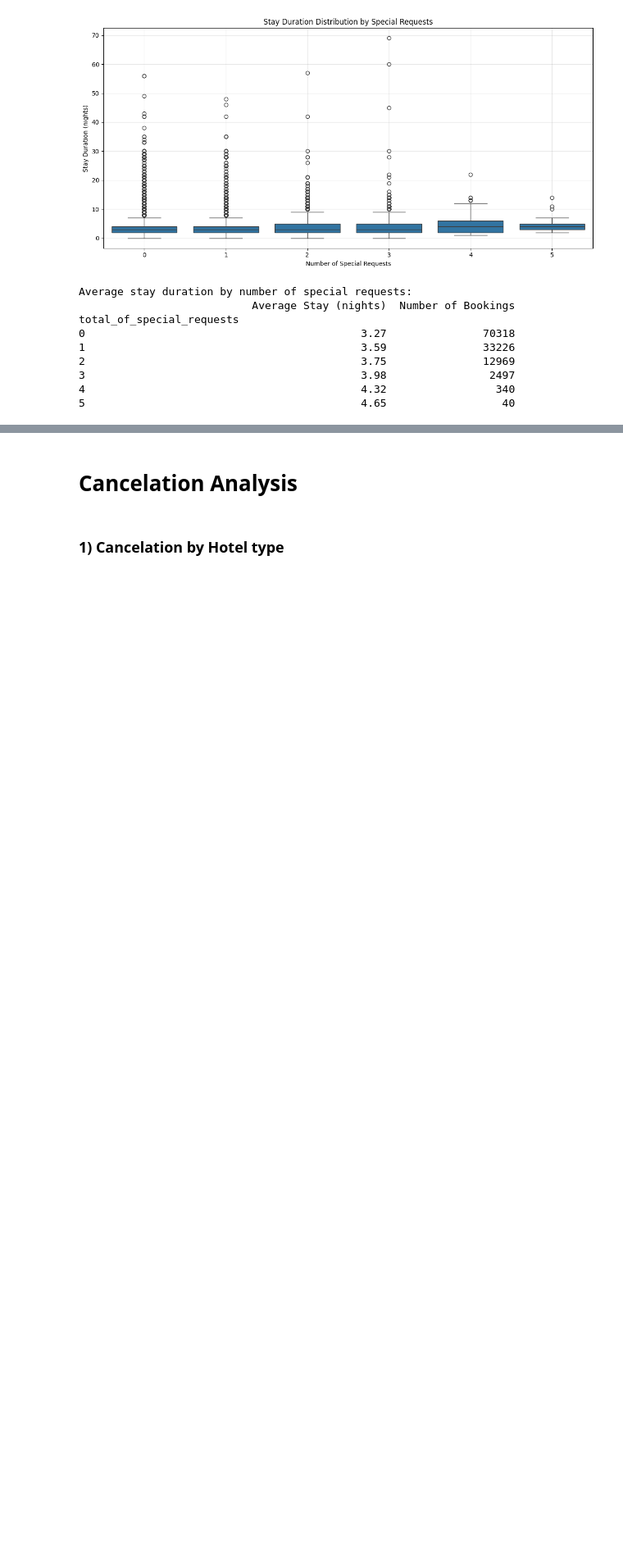
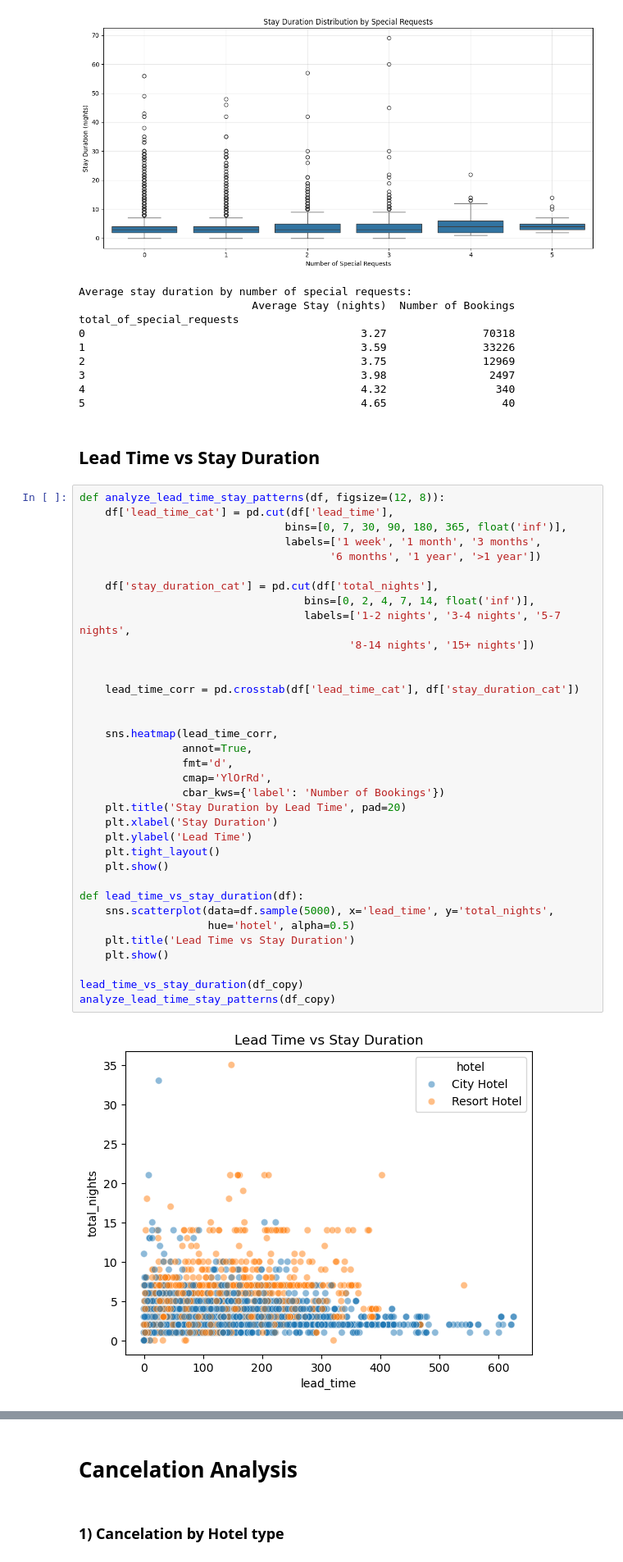
Before and after one commit to asif-mursalin/Data-mining-project, a Jupyter notebook: Project.ipynb, the cells around one changed output, grey strips where cells are left out. Shown at 82% size. Cells and saved outputs as stored; diff of their text form; blank space fills up the shorter version.

```diff
--- a/Project.ipynb
+++ b/Project.ipynb
@@ -1856,3 +1856,42 @@ total_of_special_requests
 3                                           3.98                2497
 4                                           4.32                 340
 5                                           4.65                  40
+# %% [markdown]
+## Lead Time vs Stay Duration
+# %%
+def analyze_lead_time_stay_patterns(df, figsize=(12, 8)):
+    df['lead_time_cat'] = pd.cut(df['lead_time'],
+                                bins=[0, 7, 30, 90, 180, 365, float('inf')],
+                                labels=['1 week', '1 month', '3 months',
+                                       '6 months', '1 year', '>1 year'])
+
+    df['stay_duration_cat'] = pd.cut(df['total_nights'],
+                                   bins=[0, 2, 4, 7, 14, float('inf')],
+                                   labels=['1-2 nights', '3-4 nights', '5-7 nights',
+                                          '8-14 nights', '15+ nights'])
+
+
+    lead_time_corr = pd.crosstab(df['lead_time_cat'], df['stay_duration_cat'])
+
+
+    sns.heatmap(lead_time_corr,
+                annot=True,
+                fmt='d',
+                cmap='YlOrRd',
+                cbar_kws={'label': 'Number of Bookings'})
+    plt.title('Stay Duration by Lead Time', pad=20)
+    plt.xlabel('Stay Duration')
+    plt.ylabel('Lead Time')
+    plt.tight_layout()
+    plt.show()
+
+def lead_time_vs_stay_duration(df):
+    sns.scatterplot(data=df.sample(5000), x='lead_time', y='total_nights',
+                    hue='hotel', alpha=0.5)
+    plt.title('Lead Time vs Stay Duration')
+    plt.show()
+
+lead_time_vs_stay_duration(df_copy)
+analyze_lead_time_stay_patterns(df_copy)
+# %% [output]
+[figure, added]
```
Also changed, not shown: parts of 2 cells of this notebook.
